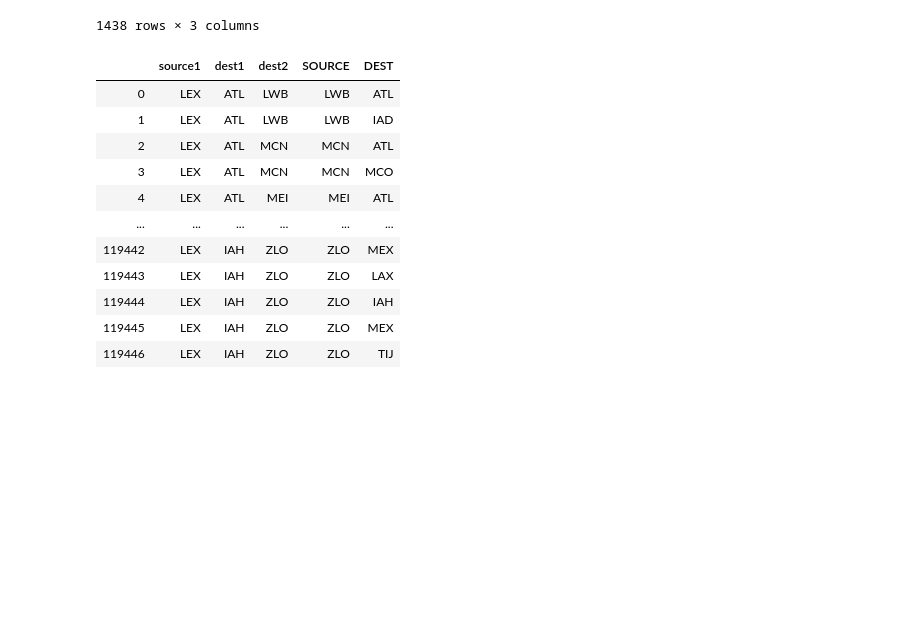
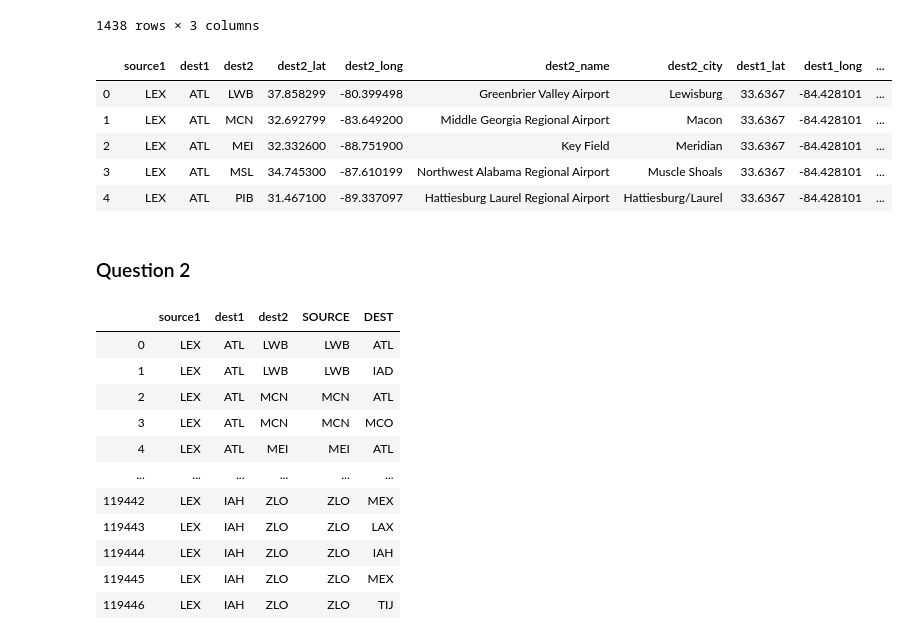
Before and after one commit to ebantwi/ce599, a Jupyter notebook: 07-Data Wrangling/open-flights-tutorial.ipynb, the cells around one changed output. Saved outputs shown, nothing was run; the diff lists cells and outputs as text; code cells hidden in the pictures; blank space fills up the shorter version.

```diff
--- a/07-Data Wrangling/open-flights-tutorial.ipynb
+++ b/07-Data Wrangling/open-flights-tutorial.ipynb
@@ -507,3 +759,21 @@ pd.merge(one_transfer, airports,how = 'inner', left_on = 'dest2')
+# %%
+destloc1 = pd.merge(one_transfer, airports,how = 'inner', left_on = 'dest2', right_on = 'IATA')[['source1', 'dest1', 'dest2','LATITUDE', 'LONGITUDE', 'NAME', 'CITY']]
+destloc1.rename(columns = {'LATITUDE':'dest2_lat', 'LONGITUDE':'dest2_long', 'NAME':'dest2_name', 'CITY': 'dest2_city'}, inplace = True)
+destloc1 = pd.merge(destloc1, airports, how = 'inner', right_on = 'IATA', left_on = 'dest1')[['source1', 'dest1', 'dest2', 'dest2_lat', 'dest2_long', 'dest2_name', 'dest2_city','LATITUDE', 'LONGITUDE', 'NAME', 'CITY']]
+destloc1.rename(columns = {'LATITUDE':'dest1_lat', 'LONGITUDE':'dest1_long', 'NAME':'dest1_name', 'CITY': 'dest1_city'}, inplace = True)
+destloc1 = pd.merge(destloc1, airports, how = 'inner', left_on = 'source1', right_on = 'IATA')[['source1', 'dest1', 'dest2', 'dest2_lat', 'dest2_long', 'dest2_name', 'dest2_city','dest1_lat', 'dest1_long',
+  'dest1_name', 'dest1_city', 'LATITUDE', 'LONGITUDE', 'NAME', 'CITY']]
+destloc1.rename(columns = {'LATITUDE':'source1_lat', 'LONGITUDE':'source1_long', 'NAME':'source1_name', 'CITY': 'source1_city'}, inplace = True)
+destloc1.head()
+# %% [output]
+|  | source1 | dest1 | dest2 | dest2_lat | dest2_long | dest2_name | dest2_city | dest1_lat | dest1_long | ... |
+| 0 | LEX | ATL | LWB | 37.858299 | -80.399498 | Greenbrier Valley Airport | Lewisburg | 33.6367 | -84.428101 | ... |
+| 1 | LEX | ATL | MCN | 32.692799 | -83.649200 | Middle Georgia Regional Airport | Macon | 33.6367 | -84.428101 | ... |
+| 2 | LEX | ATL | MEI | 32.332600 | -88.751900 | Key Field | Meridian | 33.6367 | -84.428101 | ... |
+| 3 | LEX | ATL | MSL | 34.745300 | -87.610199 | Northwest Alabama Regional Airport | Muscle Shoals | 33.6367 | -84.428101 | ... |
+| 4 | LEX | ATL | PIB | 31.467100 | -89.337097 | Hattiesburg Laurel Regional Airport | Hattiesburg/Laurel | 33.6367 | -84.428101 | ... |
+# %% [markdown]
+### Question 2
 # %%
 two_transfers = pd.merge(one_transfer, routes, how='inner', left_on = 'dest2', right_on = 'SOURCE')[['source1','dest1',
                                                                                                      'dest2','SOURCE','DEST']]
```
Also changed, not shown: parts of 43 cells of this notebook.
